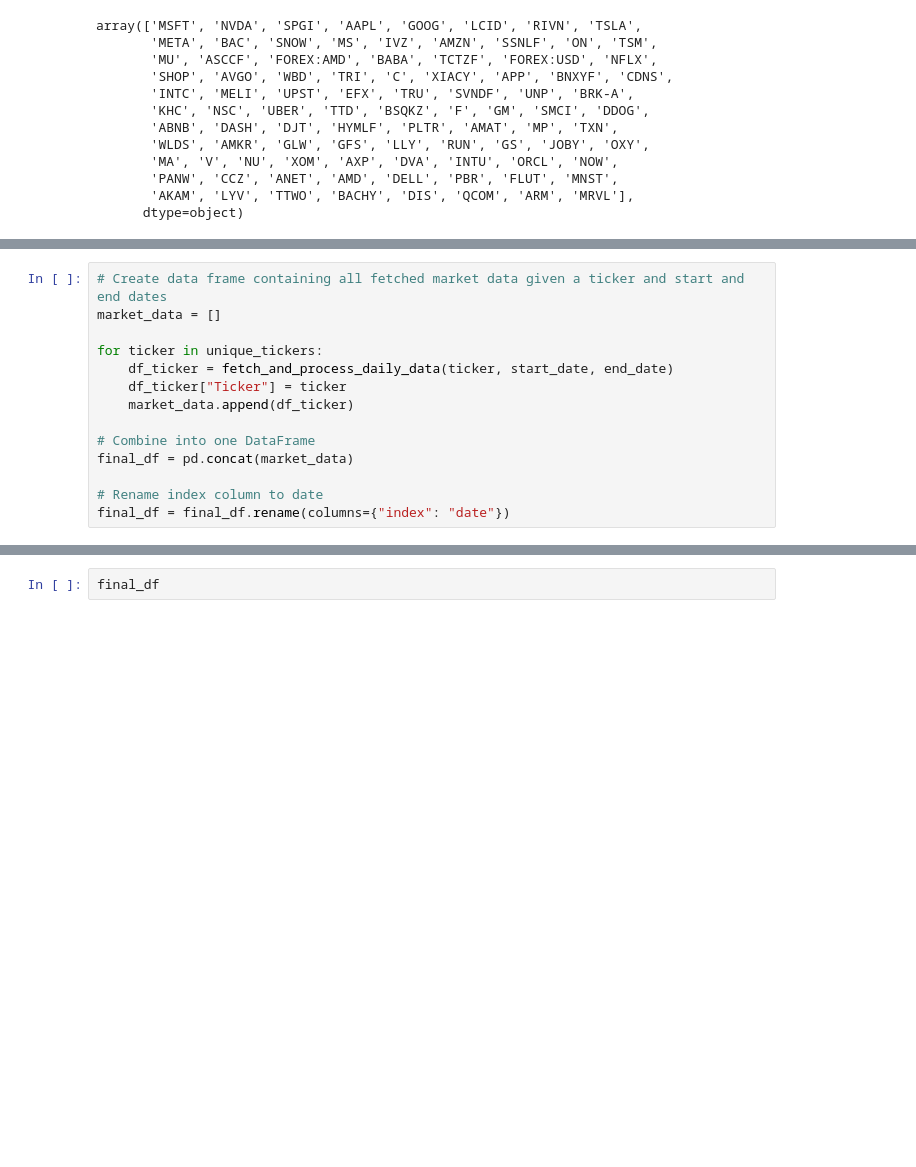
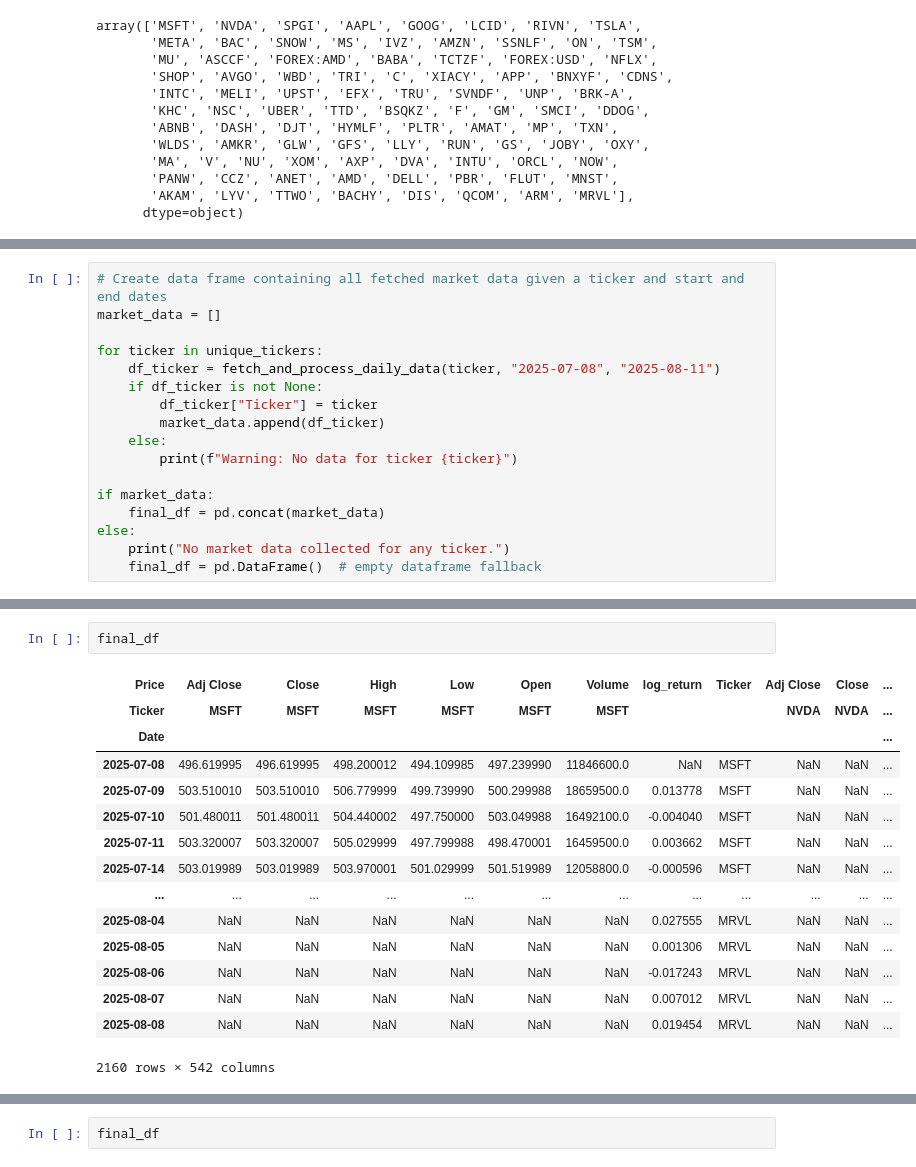
Before and after one commit to LydiaLCh/sentiment-model-quant, a Jupyter notebook: notebooks/02_sentiment_modeling.ipynb, the cells around one changed output, grey strips where cells are left out. Drawn from its saved outputs; the diff is of its cells as text; blank space fills up the shorter version.

```diff
--- a/notebooks/02_sentiment_modeling.ipynb
+++ b/notebooks/02_sentiment_modeling.ipynb
@@ -298,14 +295,17 @@ def fetch_and_process_daily_data(ticker, start_date, end_date):
 market_data = []
 
 for ticker in unique_tickers:
-    df_ticker = fetch_and_process_daily_data(ticker, start_date, end_date)
-    df_ticker["Ticker"] = ticker
-    market_data.append(df_ticker)
+    df_ticker = fetch_and_process_daily_data(ticker, "2025-07-08", "2025-08-11")
+    if df_ticker is not None:
+        df_ticker["Ticker"] = ticker
+        market_data.append(df_ticker)
+    else:
+        print(f"Warning: No data for ticker {ticker}")
 
-# Combine into one DataFrame
-final_df = pd.concat(market_data)
-
-# Rename index column to date
-final_df = final_df.rename(columns={"index": "date"})
+if market_data:
+    final_df = pd.concat(market_data)
+else:
+    print("No market data collected for any ticker.")
+    final_df = pd.DataFrame()  # empty dataframe fallback
 # %% [output]
 [*********************100%***********************]  1 of 1 completed
@@ -314,3 +359,21 @@ TypeError: 'NoneType' object does not support item assignment
+# %%
+final_df
+# %% [output]
+| Price | Adj Close | Close | High | Low | Open | Volume | log_return | Ticker | Adj Close | Close | ... |
+| Ticker | MSFT | MSFT | MSFT | MSFT | MSFT | MSFT |  |  | NVDA | NVDA | ... |
+| Date |  |  |  |  |  |  |  |  |  |  | ... |
+| 2025-07-08 | 496.619995 | 496.619995 | 498.200012 | 494.109985 | 497.239990 | 11846600.0 | NaN | MSFT | NaN | NaN | ... |
+| 2025-07-09 | 503.510010 | 503.510010 | 506.779999 | 499.739990 | 500.299988 | 18659500.0 | 0.013778 | MSFT | NaN | NaN | ... |
+| 2025-07-10 | 501.480011 | 501.480011 | 504.440002 | 497.750000 | 503.049988 | 16492100.0 | -0.004040 | MSFT | NaN | NaN | ... |
+| 2025-07-11 | 503.320007 | 503.320007 | 505.029999 | 497.799988 | 498.470001 | 16459500.0 | 0.003662 | MSFT | NaN | NaN | ... |
+| 2025-07-14 | 503.019989 | 503.019989 | 503.970001 | 501.029999 | 501.519989 | 12058800.0 | -0.000596 | MSFT | NaN | NaN | ... |
+| ... | ... | ... | ... | ... | ... | ... | ... | ... | ... | ... | ... |
+| 2025-08-04 | NaN | NaN | NaN | NaN | NaN | NaN | 0.027555 | MRVL | NaN | NaN | ... |
+| 2025-08-05 | NaN | NaN | NaN | NaN | NaN | NaN | 0.001306 | MRVL | NaN | NaN | ... |
+| 2025-08-06 | NaN | NaN | NaN | NaN | NaN | NaN | -0.017243 | MRVL | NaN | NaN | ... |
+| 2025-08-07 | NaN | NaN | NaN | NaN | NaN | NaN | 0.007012 | MRVL | NaN | NaN | ... |
+| 2025-08-08 | NaN | NaN | NaN | NaN | NaN | NaN | 0.019454 | MRVL | NaN | NaN | ... |
+2160 rows × 542 columns
 # %%
 final_df.columns
 # %% [output]
```
Also changed, not shown: parts of 4 cells of this notebook.
